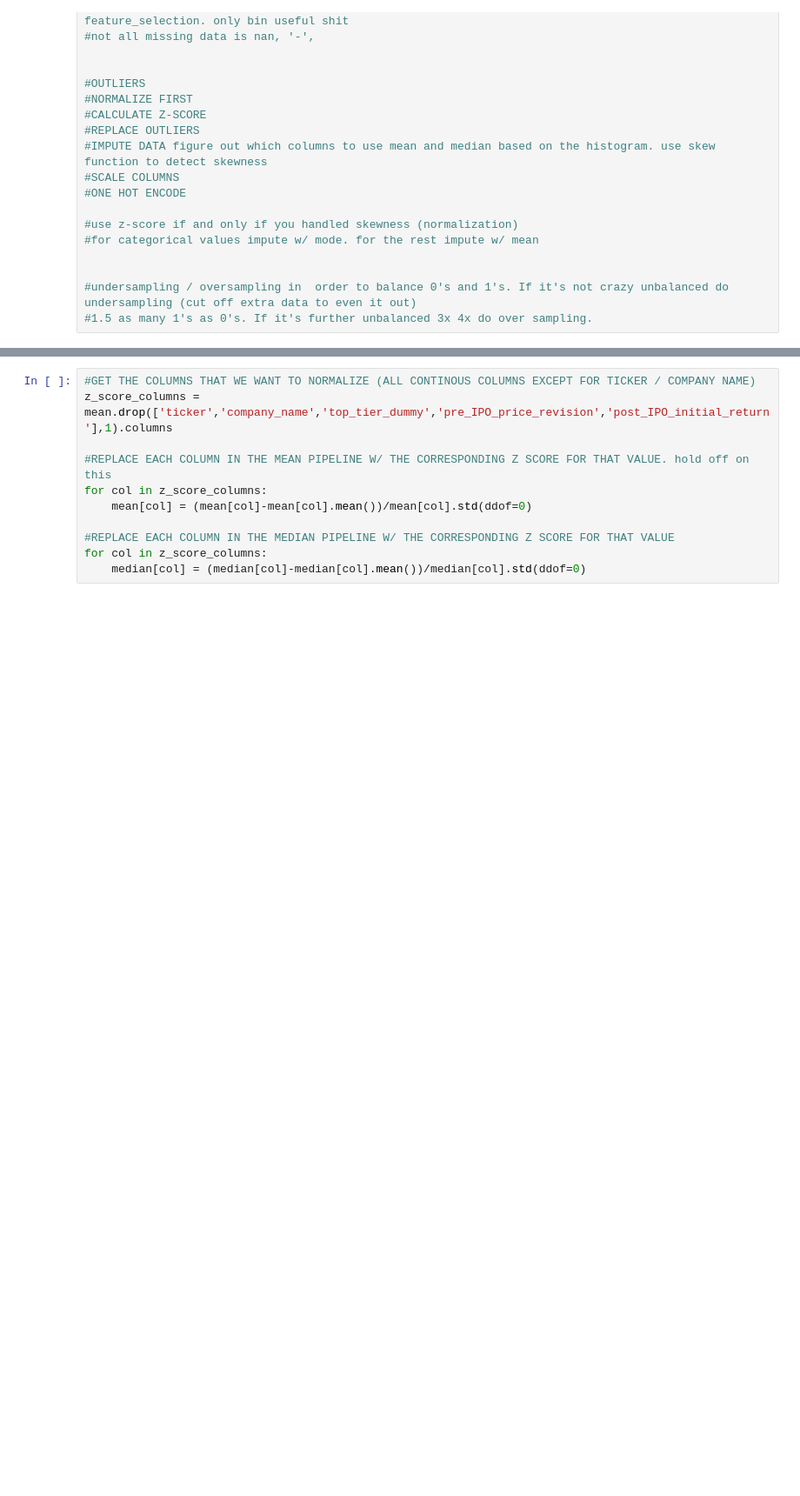
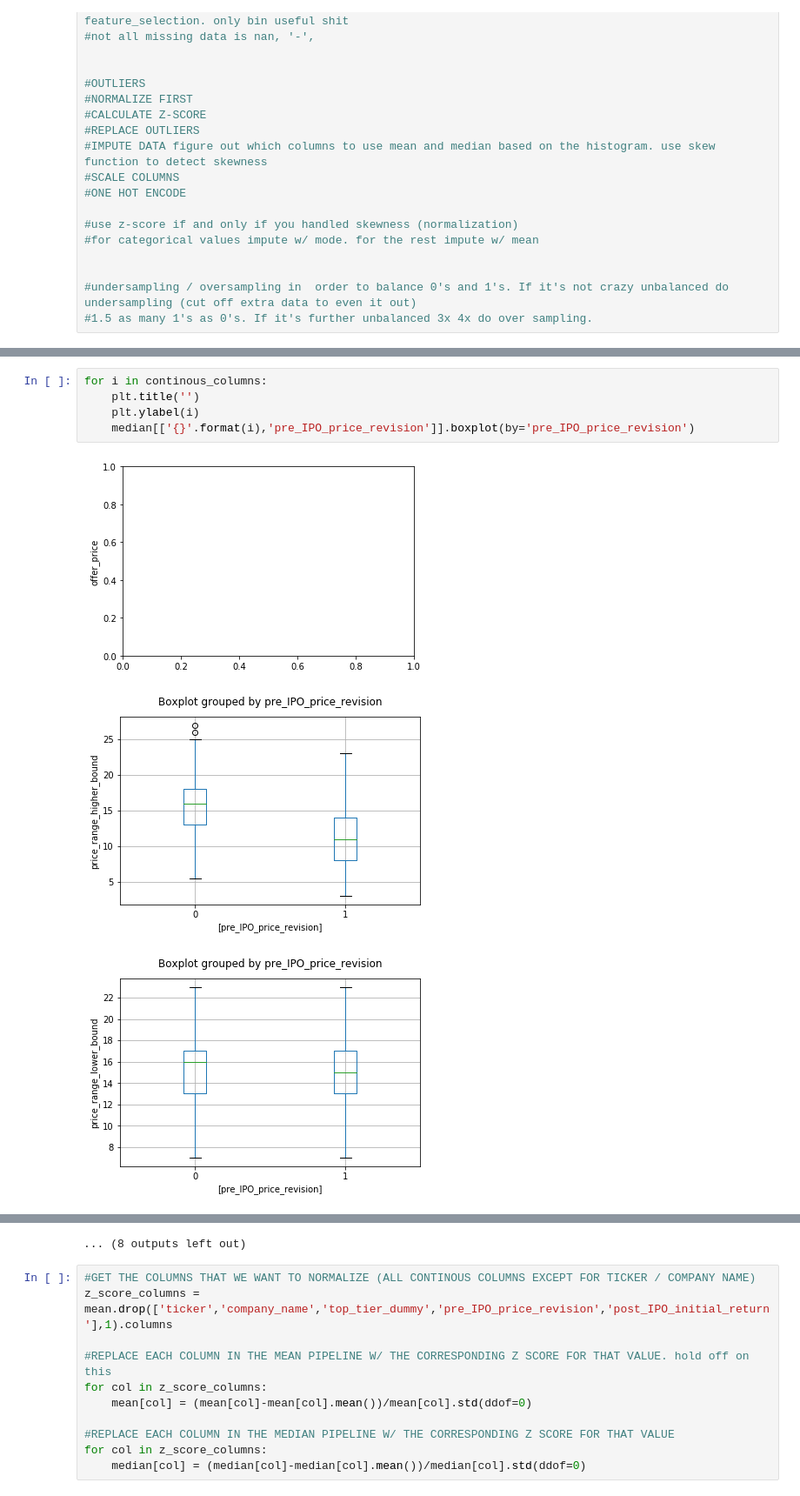
Before and after one commit to BA545-SP2019/2019-competition1-mike-ben-angus, a Jupyter notebook: Competition_1_milestone_report.ipynb, the cells around one changed output, grey strips where cells are left out. Shown at 87% size. Cells and saved outputs as stored; diff of their text form; blank space fills up the shorter version.

```diff
--- a/Competition_1_milestone_report.ipynb
+++ b/Competition_1_milestone_report.ipynb
@@ -420 +464,10 @@ for i in continous_columns:
 ... (7 outputs left out)
+# %%
+for i in continous_columns:
+    plt.title('')
+    plt.ylabel(i)
+    median[['{}'.format(i),'pre_IPO_price_revision']].boxplot(by='pre_IPO_price_revision')
+# %% [output]
+[figure, added]
+[figure, added]
+[figure, added]
@@ -421,3 +483,4 @@ for i in continous_columns:
+... (8 outputs left out)
 # %%
 #GET THE COLUMNS THAT WE WANT TO NORMALIZE (ALL CONTINOUS COLUMNS EXCEPT FOR TICKER / COMPANY NAME)
 z_score_columns = mean.drop(['ticker','company_name','top_tier_dummy','pre_IPO_price_revision','post_IPO_initial_return'],1).columns
```
Also changed, not shown: parts of 20 cells of this notebook, 1 other file.
